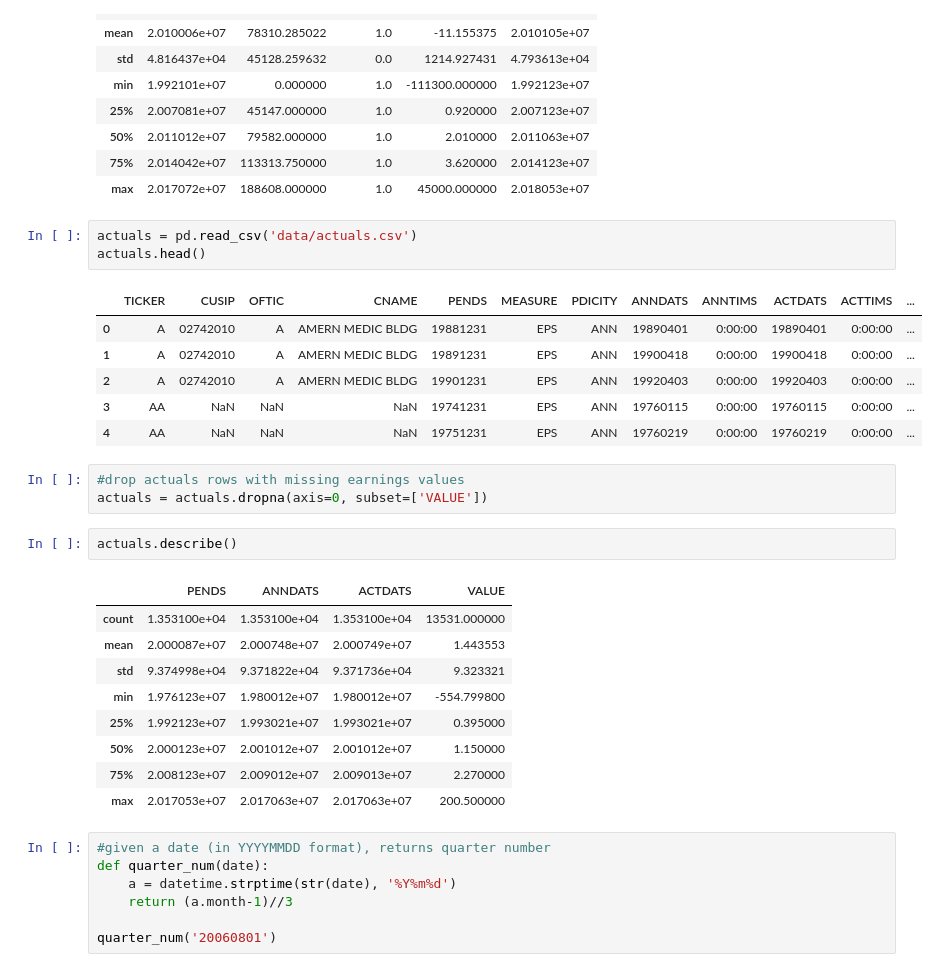
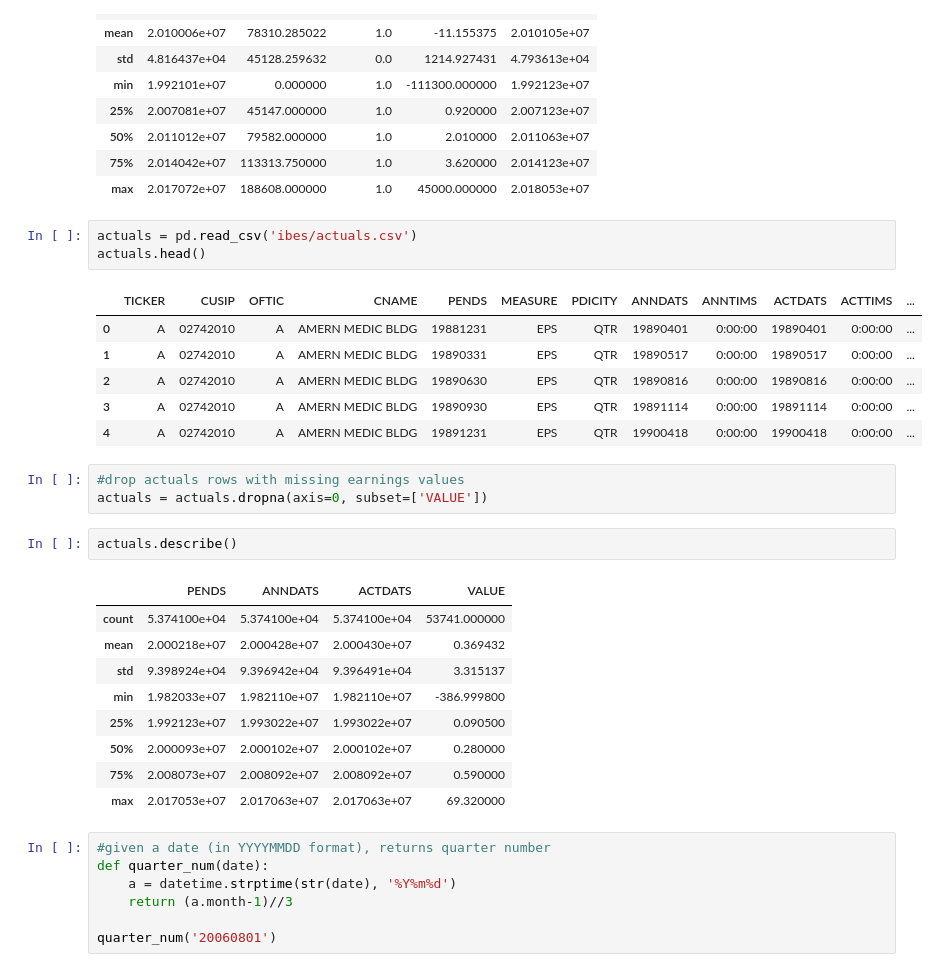
Before and after one commit to DijunLiu1995/DSQF, a Jupyter notebook: analyst_forecast/AFE_data/Data Cleaning.ipynb, the cells around one changed output. Cells and saved outputs as stored; diff of their text form.

```diff
--- a/analyst_forecast/AFE_data/Data Cleaning.ipynb
+++ b/analyst_forecast/AFE_data/Data Cleaning.ipynb
@@ -180,15 +180,15 @@ estimates.describe()
 | 75% | 2.014042e+07 | 113313.750000 | 1.0 | 3.620000 | 2.014123e+07 |
 | max | 2.017072e+07 | 188608.000000 | 1.0 | 45000.000000 | 2.018053e+07 |
 # %%
-actuals = pd.read_csv('data/actuals.csv')
+actuals = pd.read_csv('ibes/actuals.csv')
 actuals.head()
 # %% [output]
 |  | TICKER | CUSIP | OFTIC | CNAME | PENDS | MEASURE | PDICITY | ANNDATS | ANNTIMS | ACTDATS | ACTTIMS | ... |
-| 0 | A | 02742010 | A | AMERN MEDIC BLDG | 19881231 | EPS | ANN | 19890401 | 0:00:00 | 19890401 | 0:00:00 | ... |
-| 1 | A | 02742010 | A | AMERN MEDIC BLDG | 19891231 | EPS | ANN | 19900418 | 0:00:00 | 19900418 | 0:00:00 | ... |
-| 2 | A | 02742010 | A | AMERN MEDIC BLDG | 19901231 | EPS | ANN | 19920403 | 0:00:00 | 19920403 | 0:00:00 | ... |
-| 3 | AA | NaN | NaN | NaN | 19741231 | EPS | ANN | 19760115 | 0:00:00 | 19760115 | 0:00:00 | ... |
-| 4 | AA | NaN | NaN | NaN | 19751231 | EPS | ANN | 19760219 | 0:00:00 | 19760219 | 0:00:00 | ... |
+| 0 | A | 02742010 | A | AMERN MEDIC BLDG | 19881231 | EPS | QTR | 19890401 | 0:00:00 | 19890401 | 0:00:00 | ... |
+| 1 | A | 02742010 | A | AMERN MEDIC BLDG | 19890331 | EPS | QTR | 19890517 | 0:00:00 | 19890517 | 0:00:00 | ... |
+| 2 | A | 02742010 | A | AMERN MEDIC BLDG | 19890630 | EPS | QTR | 19890816 | 0:00:00 | 19890816 | 0:00:00 | ... |
+| 3 | A | 02742010 | A | AMERN MEDIC BLDG | 19890930 | EPS | QTR | 19891114 | 0:00:00 | 19891114 | 0:00:00 | ... |
+| 4 | A | 02742010 | A | AMERN MEDIC BLDG | 19891231 | EPS | QTR | 19900418 | 0:00:00 | 19900418 | 0:00:00 | ... |
 # %%
 #drop actuals rows with missing earnings values
 actuals = actuals.dropna(axis=0, subset=['VALUE'])
@@ -196,14 +196,14 @@ actuals = actuals.dropna(axis=0, subset=['VALUE'])
 actuals.describe()
 # %% [output]
 |  | PENDS | ANNDATS | ACTDATS | VALUE |
-| count | 1.353100e+04 | 1.353100e+04 | 1.353100e+04 | 13531.000000 |
-| mean | 2.000087e+07 | 2.000748e+07 | 2.000749e+07 | 1.443553 |
-| std | 9.374998e+04 | 9.371822e+04 | 9.371736e+04 | 9.323321 |
-| min | 1.976123e+07 | 1.980012e+07 | 1.980012e+07 | -554.799800 |
-| 25% | 1.992123e+07 | 1.993021e+07 | 1.993021e+07 | 0.395000 |
-| 50% | 2.000123e+07 | 2.001012e+07 | 2.001012e+07 | 1.150000 |
-| 75% | 2.008123e+07 | 2.009012e+07 | 2.009013e+07 | 2.270000 |
-| max | 2.017053e+07 | 2.017063e+07 | 2.017063e+07 | 200.500000 |
+| count | 5.374100e+04 | 5.374100e+04 | 5.374100e+04 | 53741.000000 |
+| mean | 2.000218e+07 | 2.000428e+07 | 2.000430e+07 | 0.369432 |
+| std | 9.398924e+04 | 9.396942e+04 | 9.396491e+04 | 3.315137 |
+| min | 1.982033e+07 | 1.982110e+07 | 1.982110e+07 | -386.999800 |
+| 25% | 1.992123e+07 | 1.993022e+07 | 1.993022e+07 | 0.090500 |
+| 50% | 2.000093e+07 | 2.000102e+07 | 2.000102e+07 | 0.280000 |
+| 75% | 2.008073e+07 | 2.008092e+07 | 2.008092e+07 | 0.590000 |
+| max | 2.017053e+07 | 2.017063e+07 | 2.017063e+07 | 69.320000 |
 # %%
 #given a date (in YYYYMMDD format), returns quarter number
 def quarter_num(date):
```
Also changed, not shown: parts of 8 cells of this notebook, 5 other files.
